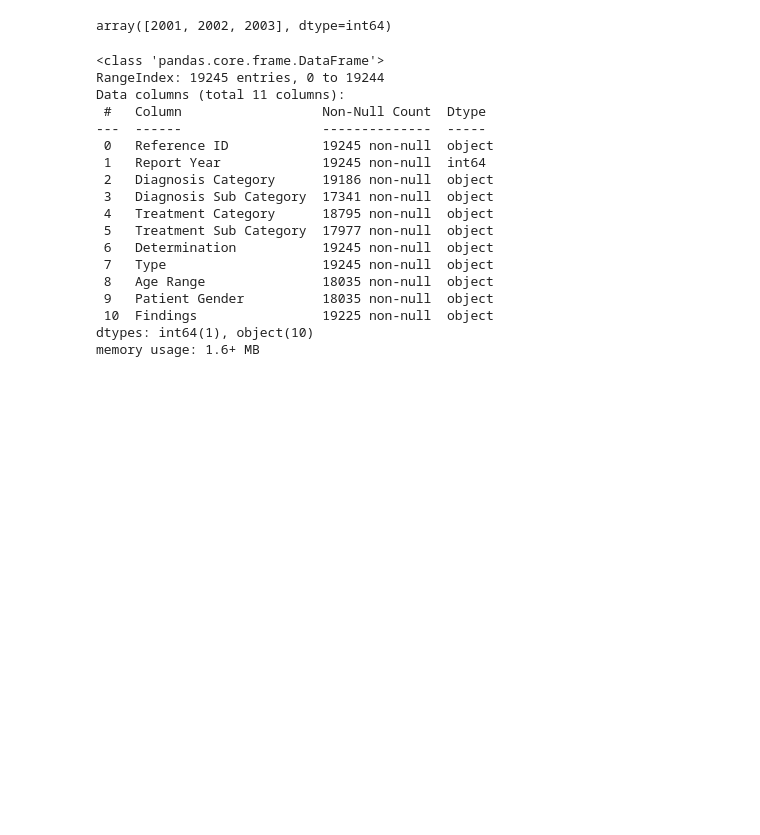
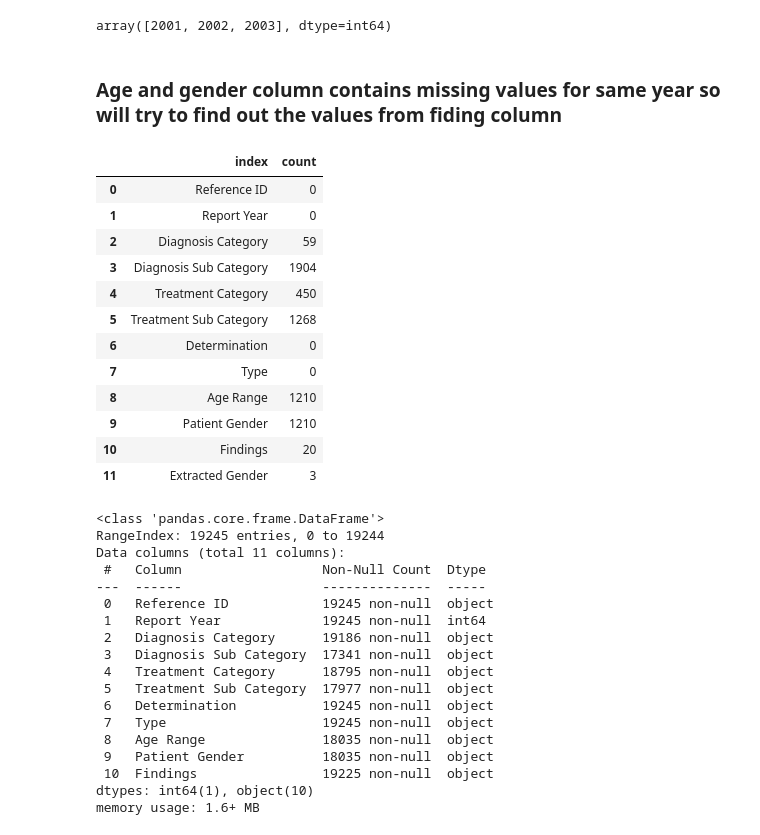
Before and after one commit to rohitkadam1410/Data-Scinence-Projects, a Jupyter notebook: Independent medical review dataset/EDA_independent_medical_review.ipynb, the cells around one changed output. Drawn from its saved outputs; the diff is of its cells as text; code cells hidden in the pictures; blank space fills up the shorter version.

```diff
--- a/Independent medical review dataset/EDA_independent_medical_review.ipynb
+++ b/Independent medical review dataset/EDA_independent_medical_review.ipynb
@@ -85,6 +121,40 @@ missing_year_age = np.sort(df[df['Age Range'].isnull()]['Report Year'].unique())
 missing_year_age
 # %% [output]
 array([2001, 2002, 2003], dtype=int64)
+# %% [markdown]
+### Age and gender column contains missing values for same year so will try to find out the values from fiding column
+# %%
+def find_gender(patient_info):
+    gender = None
+    if patient_info['Patient Gender'] in ['Male','Female']:
+        gender = patient_info['Patient Gender']
+    elif str(patient_info['Patient Gender']).lower() == 'nan' or str(patient_info['Patient Gender']).lower() =='None':
+        findings_first_20_words = patient_info['Findings'].split(' ')[:20]
+        # print(findings_first_20_words)
+        for word in findings_first_20_words:
+            if (re.search(r'\b(?:his|male|man)\b', word)):
+                gender = 'Male'
+            elif (re.search(r'\b(?:her|female|woman)\b', word)):
+                gender = 'Female'
+
+    return gender
+# %%
+df['Extracted Gender'] = df.apply(find_gender, axis=1)
+df.isnull().sum().reset_index(name='count')
+# %% [output]
+|  | index | count |
+| 0 | Reference ID | 0 |
+| 1 | Report Year | 0 |
+| 2 | Diagnosis Category | 59 |
+| 3 | Diagnosis Sub Category | 1904 |
+| 4 | Treatment Category | 450 |
+| 5 | Treatment Sub Category | 1268 |
+| 6 | Determination | 0 |
+| 7 | Type | 0 |
+| 8 | Age Range | 1210 |
+| 9 | Patient Gender | 1210 |
+| 10 | Findings | 20 |
+| 11 | Extracted Gender | 3 |
 # %%
 #checking data type
 df.info()
```
Also changed, not shown: parts of 8 cells of this notebook.
